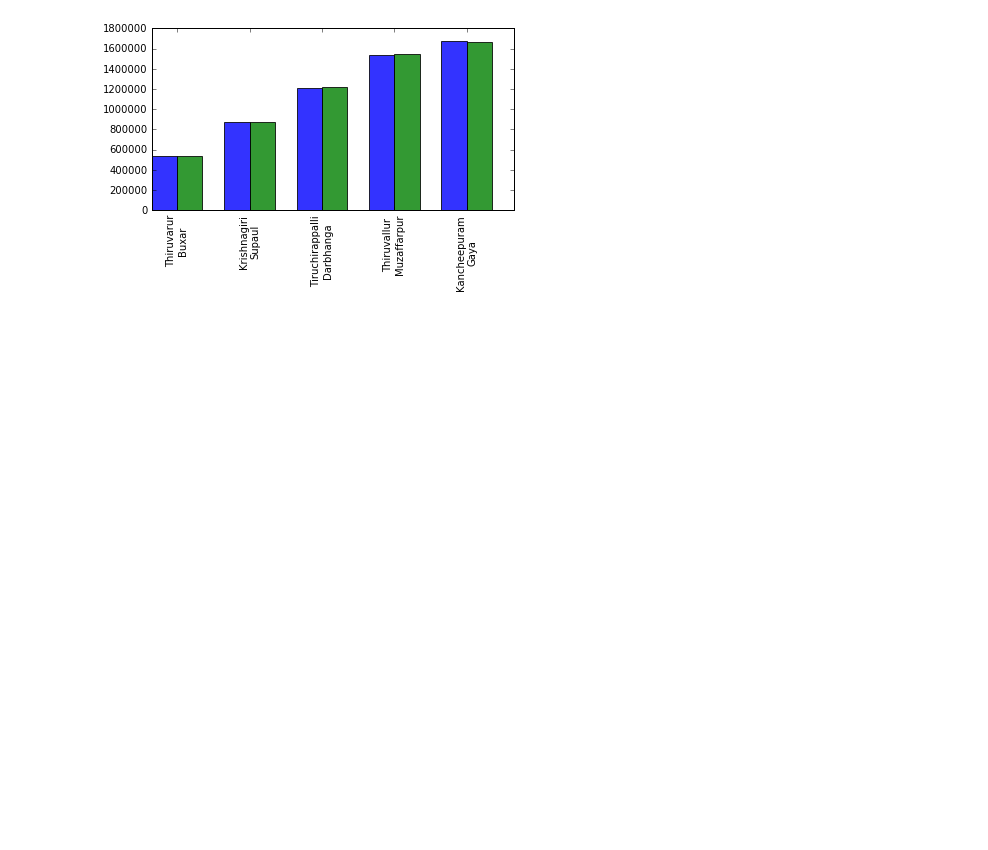
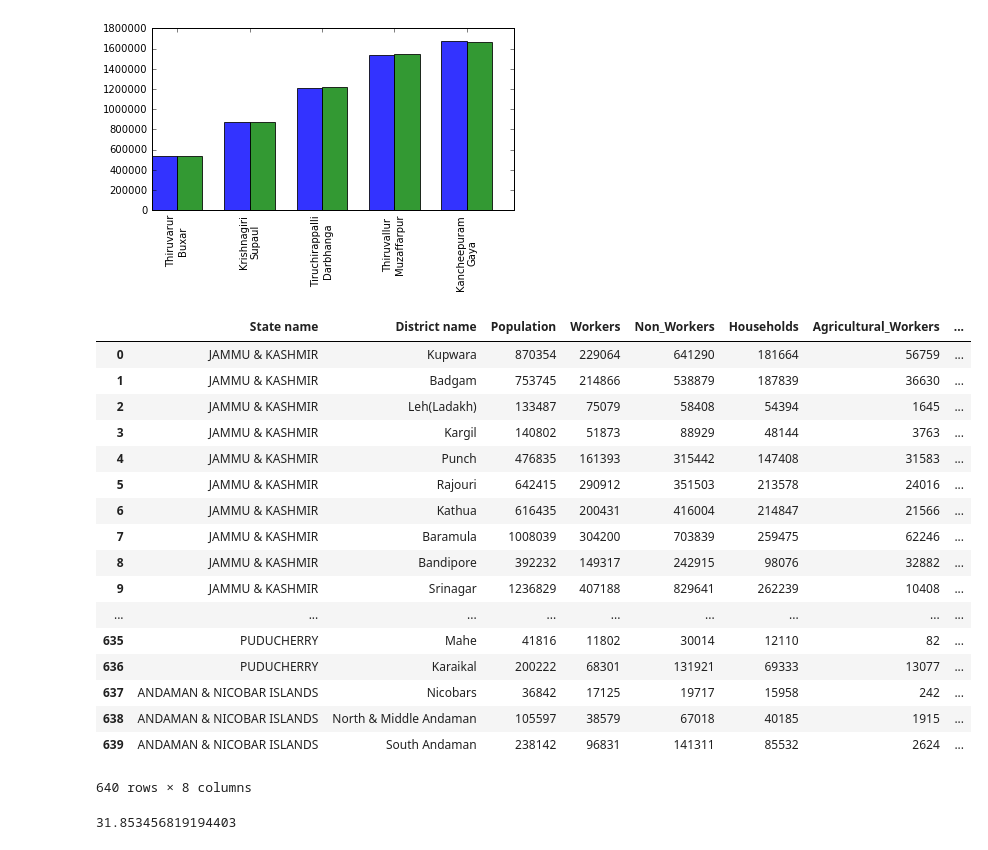
Before and after one commit to Amanskywalker/Gramener-exercise, a Jupyter notebook: Census.ipynb, the cells around one changed output. Drawn from its saved outputs; the diff is of its cells as text; code cells hidden in the pictures; blank space fills up the shorter version.

```diff
--- a/Census.ipynb
+++ b/Census.ipynb
@@ -378,3 +378,31 @@ plt.tight_layout()
 plt.show()
 # %% [output]
 [figure]
+# %%
+dfc3 = df[["State name","District name","Population","Workers","Non_Workers","Households","Agricultural_Workers",
+           "Households_with_Telephone_Mobile_Phone"]]
+dfc3
+# %% [output]
+|  | State name | District name | Population | Workers | Non_Workers | Households | Agricultural_Workers | ... |
+| 0 | JAMMU & KASHMIR | Kupwara | 870354 | 229064 | 641290 | 181664 | 56759 | ... |
+| 1 | JAMMU & KASHMIR | Badgam | 753745 | 214866 | 538879 | 187839 | 36630 | ... |
+| 2 | JAMMU & KASHMIR | Leh(Ladakh) | 133487 | 75079 | 58408 | 54394 | 1645 | ... |
+| 3 | JAMMU & KASHMIR | Kargil | 140802 | 51873 | 88929 | 48144 | 3763 | ... |
+| 4 | JAMMU & KASHMIR | Punch | 476835 | 161393 | 315442 | 147408 | 31583 | ... |
+| 5 | JAMMU & KASHMIR | Rajouri | 642415 | 290912 | 351503 | 213578 | 24016 | ... |
+| 6 | JAMMU & KASHMIR | Kathua | 616435 | 200431 | 416004 | 214847 | 21566 | ... |
+| 7 | JAMMU & KASHMIR | Baramula | 1008039 | 304200 | 703839 | 259475 | 62246 | ... |
+| 8 | JAMMU & KASHMIR | Bandipore | 392232 | 149317 | 242915 | 98076 | 32882 | ... |
+| 9 | JAMMU & KASHMIR | Srinagar | 1236829 | 407188 | 829641 | 262239 | 10408 | ... |
+| ... | ... | ... | ... | ... | ... | ... | ... | ... |
+| 635 | PUDUCHERRY | Mahe | 41816 | 11802 | 30014 | 12110 | 82 | ... |
+| 636 | PUDUCHERRY | Karaikal | 200222 | 68301 | 131921 | 69333 | 13077 | ... |
+| 637 | ANDAMAN & NICOBAR ISLANDS | Nicobars | 36842 | 17125 | 19717 | 15958 | 242 | ... |
+| 638 | ANDAMAN & NICOBAR ISLANDS | North & Middle Andaman | 105597 | 38579 | 67018 | 40185 | 1915 | ... |
+| 639 | ANDAMAN & NICOBAR ISLANDS | South Andaman | 238142 | 96831 | 141311 | 85532 | 2624 | ... |
+640 rows × 8 columns
+# %%
+dfc3s =  dfc3["Agricultural_Workers"]/dfc3["Population"]*100
+dfc3s.max()
+# %% [output]
+31.853456819194403
```
Also changed, not shown: parts of 9 cells of this notebook.
